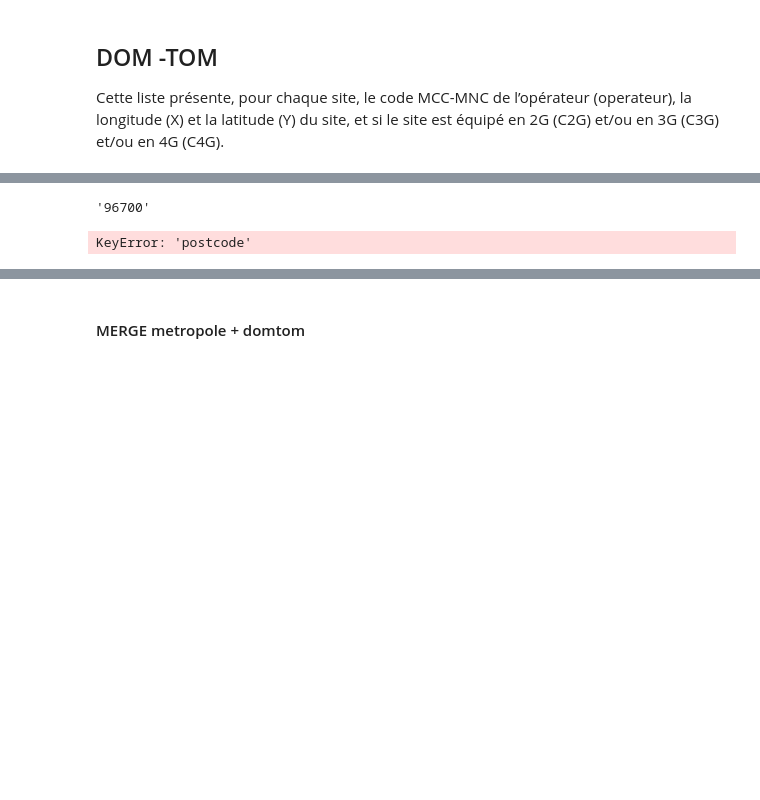
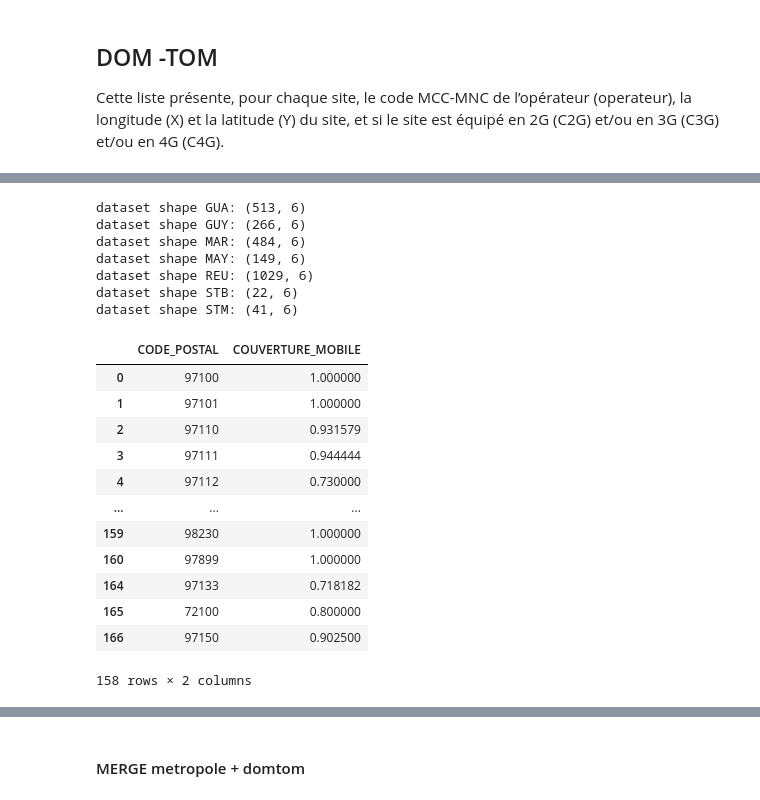
Before and after one commit to dataforgoodfr/batch8_mednum, a Jupyter notebook: notebooks/taux_couverture_mobile.ipynb, the cells around one changed output, grey strips where cells are left out. Cells and saved outputs as stored; diff of their text form; code cells hidden in the pictures; blank space fills up the shorter version.

```diff
--- a/notebooks/taux_couverture_mobile.ipynb
+++ b/notebooks/taux_couverture_mobile.ipynb
@@ -205,4 +203,0 @@ zipcodes = df.apply(get_zipcode, axis=1, geolocator=geolocator, lon_field='X', l
-# %%
-zipcodes[0].raw['address']['postcode']
-# %% [output]
-'96700'
@@ -235,13 +242,16 @@ def get_couverture_mobile(DOMTOM='MAR'):
 
     return couv_mobile
 # %%
-# TODO: STM ? STB ? DOMTOM ?   +   REU, GUY marche pas niveau API geocode
-#for domtom in 'GUA GUY MAR MAY REU STB STM'.split():
-
 data = pd.DataFrame()
-for domtom in "MAR ".split():
+for domtom in 'GUA GUY MAR MAY REU STB STM'.split():
     temp = get_couverture_mobile(domtom)
     data = pd.concat([data, temp], axis=0)
 # %% [output]
-KeyError: 'postcode'
+dataset shape GUA: (513, 6)
+dataset shape GUY: (266, 6)
+dataset shape MAR: (484, 6)
+dataset shape MAY: (149, 6)
+dataset shape REU: (1029, 6)
+dataset shape STB: (22, 6)
+dataset shape STM: (41, 6)
 # %%
@@ -248,0 +259,22 @@ data.to_csv(f'{interim_data}/taux_couverture_mobile_DOMTOM.csv', index=False)
+# %%
+# Preprocess zipcode values
+data = pd.read_csv(interim_data/'couv_mobile_domtom_temp.csv')
+data['CODE_POSTAL'] = data['CODE_POSTAL'].apply(lambda x: str(x).split()[-1])   # if CEDEX in zipcode
+data['CODE_POSTAL'] = data['CODE_POSTAL'].apply(lambda x: 'nan' if (len(x) > 5 or len(x) < 3) else x)
+data = data[data['CODE_POSTAL'] != 'nan']
+data['CODE_POSTAL'] = data['CODE_POSTAL'].apply(lambda x: '{:<05d}'.format(int(x)))
+data
+# %% [output]
+|  | CODE_POSTAL | COUVERTURE_MOBILE |
+| 0 | 97100 | 1.000000 |
+| 1 | 97101 | 1.000000 |
+| 2 | 97110 | 0.931579 |
+| 3 | 97111 | 0.944444 |
+| 4 | 97112 | 0.730000 |
+| ... | ... | ... |
+| 159 | 98230 | 1.000000 |
+| 160 | 97899 | 1.000000 |
+| 164 | 97133 | 0.718182 |
+| 165 | 72100 | 0.800000 |
+| 166 | 97150 | 0.902500 |
+158 rows × 2 columns
```
Also changed, not shown: parts of 15 cells of this notebook, 21 other files.
